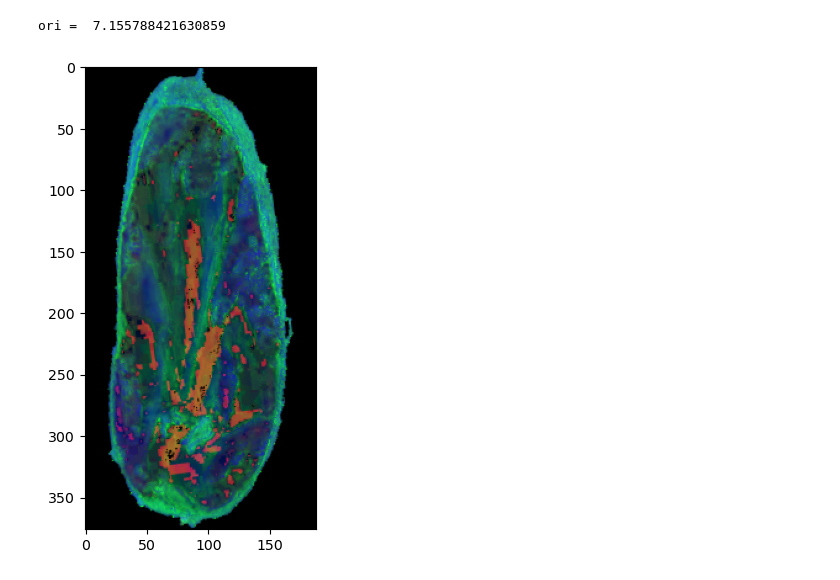
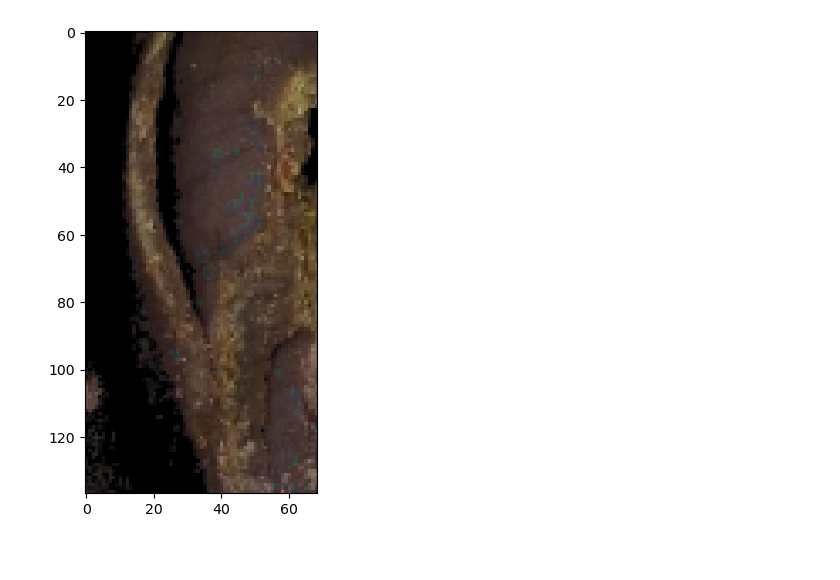
Before and after one commit to quanglochuynh/thesis2022, a Jupyter notebook: The_new_thesis_approach/hsv_feature.ipynb, the cells around one changed output. Cells and saved outputs as stored; diff of their text form; code cells hidden in the pictures.

```diff
--- a/The_new_thesis_approach/hsv_feature.ipynb
+++ b/The_new_thesis_approach/hsv_feature.ipynb
@@ -30,9 +37,7 @@ plt.show()
-# %%
-image_hsv, cnt = preprocess_hsv(image)
-origin_rgb = cv2.cvtColor(image_hsv, cv2.COLOR_HSV2RGB)
-
-plt.imshow(image_hsv)
-plt.show()
-# %% [output]
-ori =  7.155788421630859
-[figure, removed]
+# %%
+hei, wid, c = np.shape(image_rgb)
+box = image_rgb[int(hei/3):int(2*hei/3), int(wid/3):int(2*wid/3),:]
+plt.imshow(box)
+plt.show()
+# %% [output]
+[figure, added]
```
Also changed, not shown: parts of 10 cells of this notebook, 2 other files.
